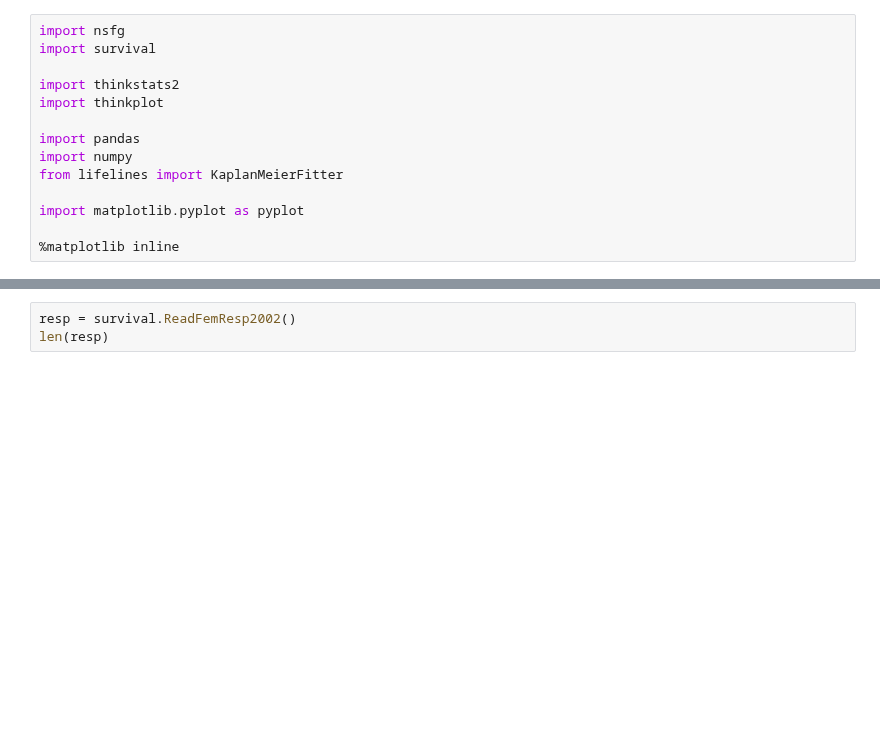
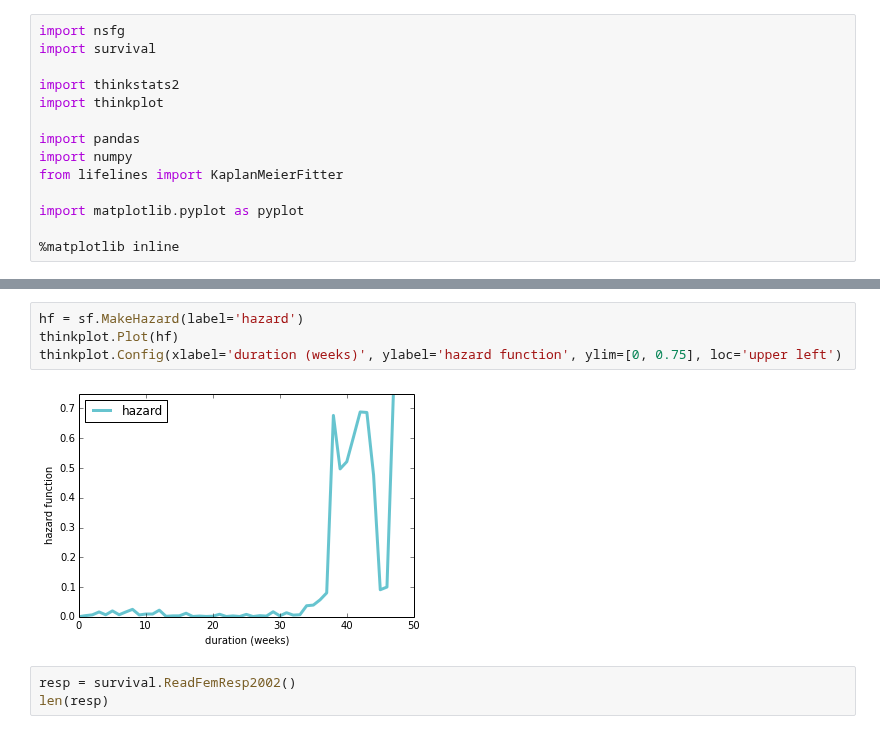
Before and after one commit to AllenDowney/ThinkStats2, a Jupyter notebook: code/survival.ipynb, the cells around one changed output, grey strips where cells are left out. Saved outputs shown, nothing was run; the diff lists cells and outputs as text; blank space fills up the shorter version.

```diff
--- a/code/survival.ipynb
+++ b/code/survival.ipynb
@@ -15,3 +25,9 @@ import matplotlib.pyplot as pyplot
+# %%
+hf = sf.MakeHazard(label='hazard')
+thinkplot.Plot(hf)
+thinkplot.Config(xlabel='duration (weeks)', ylabel='hazard function', ylim=[0, 0.75], loc='upper left')
+# %% [output]
+[figure, added]
 # %%
 resp = survival.ReadFemResp2002()
 len(resp)
```
Also changed, not shown: parts of 16 cells of this notebook.
